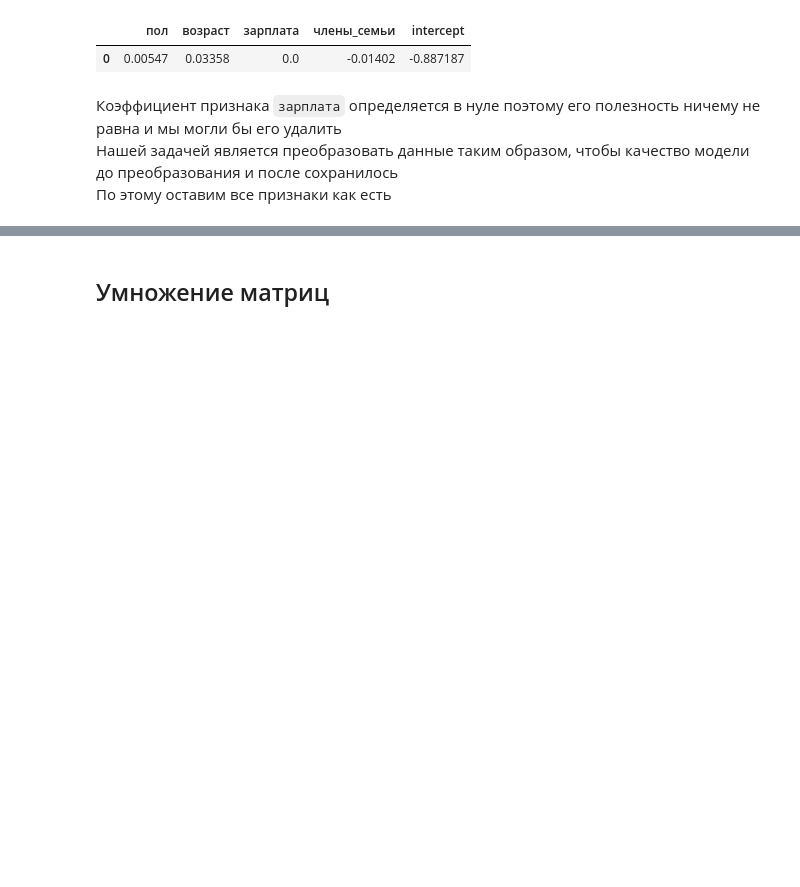
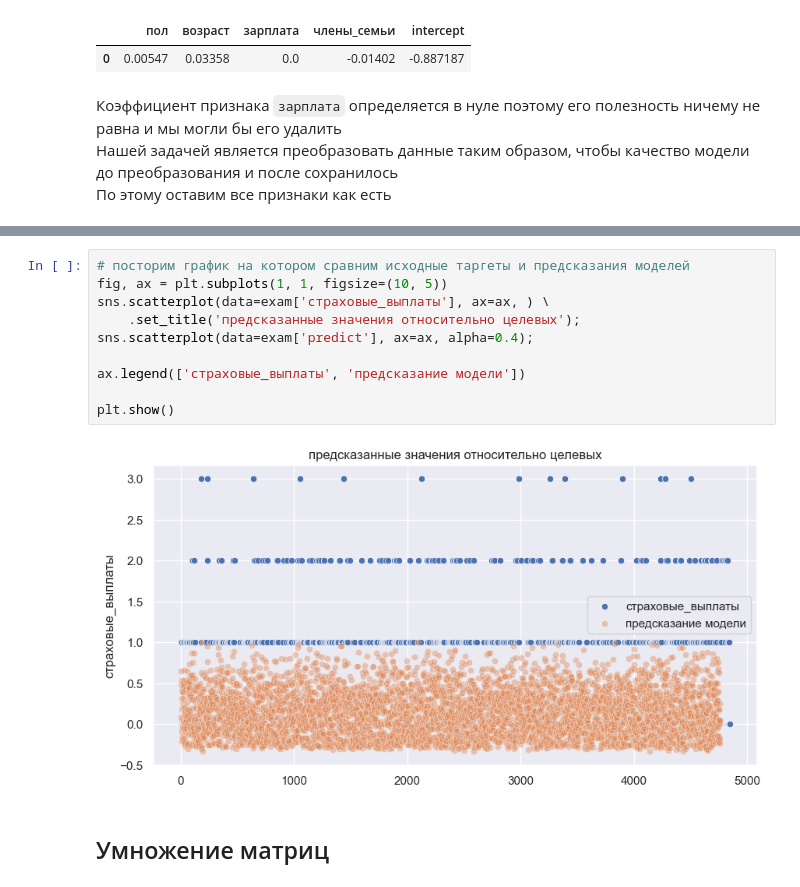
Before and after one commit to MaxMacClane/Ypracticum, a Jupyter notebook: Защита персональных данных клиентов/5d69f949-814d-4e1d-bc95-0a2877da8610.ipynb, the cells around one changed output, grey strips where cells are left out. Cells and saved outputs as stored; diff of their text form; blank space fills up the shorter version.

```diff
--- a/Защита персональных данных клиентов/5d69f949-814d-4e1d-bc95-0a2877da8610.ipynb
+++ b/Защита персональных данных клиентов/5d69f949-814d-4e1d-bc95-0a2877da8610.ipynb
@@ -264,3 +282,15 @@ angle_coefficients
+# %%
+# посторим график на котором сравним исходные таргеты и предсказания моделей
+fig, ax = plt.subplots(1, 1, figsize=(10, 5))
+sns.scatterplot(data=exam['страховые_выплаты'], ax=ax, ) \
+    .set_title('предсказанные значения относительно целевых');
+sns.scatterplot(data=exam['predict'], ax=ax, alpha=0.4);
+
+ax.legend(['страховые_выплаты', 'предсказание модели'])
+
+plt.show()
+# %% [output]
+[figure, added]
 # %% [markdown]
 ## Умножение матриц
 # %% [markdown]
```
Also changed, not shown: parts of 3 cells of this notebook.
